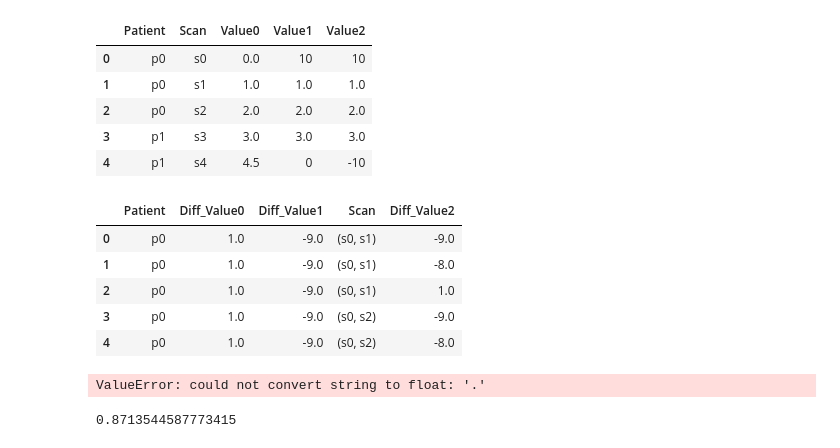
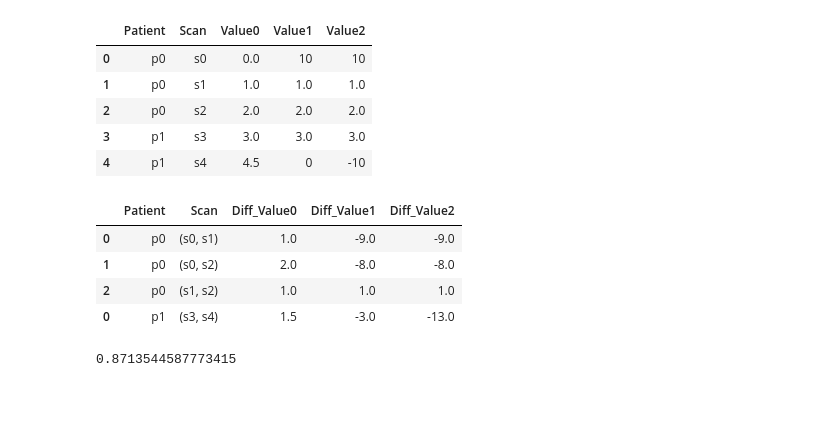
Before and after one commit to Kiril94/Thesis, a Jupyter notebook: cobra/t1_long/long_pred_stats.ipynb, the cells around one changed output. Drawn from its saved outputs; the diff is of its cells as text; code cells hidden in the pictures; blank space fills up the shorter version.

Commit message:
computing distances works

```diff
--- a/cobra/t1_long/long_pred_stats.ipynb
+++ b/cobra/t1_long/long_pred_stats.ipynb
@@ -177,32 +177,16 @@ scan_df = test_df.groupby('Patient').Scan.apply(lambda x: list(combinations(x.va
 # %%
 values_ls = ['Value0','Value1', 'Value2']
 for i, val in enumerate(values_ls):
     vdf = test_df.groupby('Patient')[val].apply(lambda x: list(combinations(x.values,2))).apply(pd.Series).stack().reset_index(level=0,name=val)
-    vdf['Diff_'+val] = vdf[val].map(lambda x: float(x[1])-float(x[0]))
-    vdf = pd.merge(scan_df, vdf, on='Patient', how='inner')
-    vdf.drop(columns=[val], inplace=True)
-    if i==0:
-        vdf_temp = vdf
-    else:
-        vdf = pd.merge(vdf_temp.drop(columns=['Scan']), vdf, on='Patient', how='inner')
-        vdf_temp = vdf
-    # if i==0:
-        # ndf = pd.merge(scan_df, vdf, on='Patient', how='inner')
-    # ndf = pd.merge(ndf, vdf, on='Patient', how='inner')
-    #ndf.drop(columns=[val], inplace=True)
-vdf.head()
+    diff = vdf[val].map(lambda x: float(x[1])-float(x[0]))
+    scan_df['Diff_'+val] = diff
+scan_df
 # %% [output]
-|  | Patient | Diff_Value0 | Diff_Value1 | Scan | Diff_Value2 |
-| 0 | p0 | 1.0 | -9.0 | (s0, s1) | -9.0 |
-| 1 | p0 | 1.0 | -9.0 | (s0, s1) | -8.0 |
-| 2 | p0 | 1.0 | -9.0 | (s0, s1) | 1.0 |
-| 3 | p0 | 1.0 | -9.0 | (s0, s2) | -9.0 |
-| 4 | p0 | 1.0 | -9.0 | (s0, s2) | -8.0 |
+|  | Patient | Scan | Diff_Value0 | Diff_Value1 | Diff_Value2 |
+| 0 | p0 | (s0, s1) | 1.0 | -9.0 | -9.0 |
+| 1 | p0 | (s0, s2) | 2.0 | -8.0 | -8.0 |
+| 2 | p0 | (s1, s2) | 1.0 | 1.0 | 1.0 |
+| 0 | p1 | (s3, s4) | 1.5 | -3.0 | -13.0 |
-# %%
-ser = test_df.groupby('Patient').apply(lambda x: spatial.distance.pdist(np.array(list(zip(x.Value, x.Value)), dtype=float)).tolist())
-ser.values
-# %% [output]
-ValueError: could not convert string to float: '.'
 # %%
 third_ventricle_ser = pred_df.groupby('PatientID').apply(lambda x: spatial.distance.pdist(list(zip(x.Third_Ventricle, x.Third_Ventricle))).tolist())
 # %%
```
